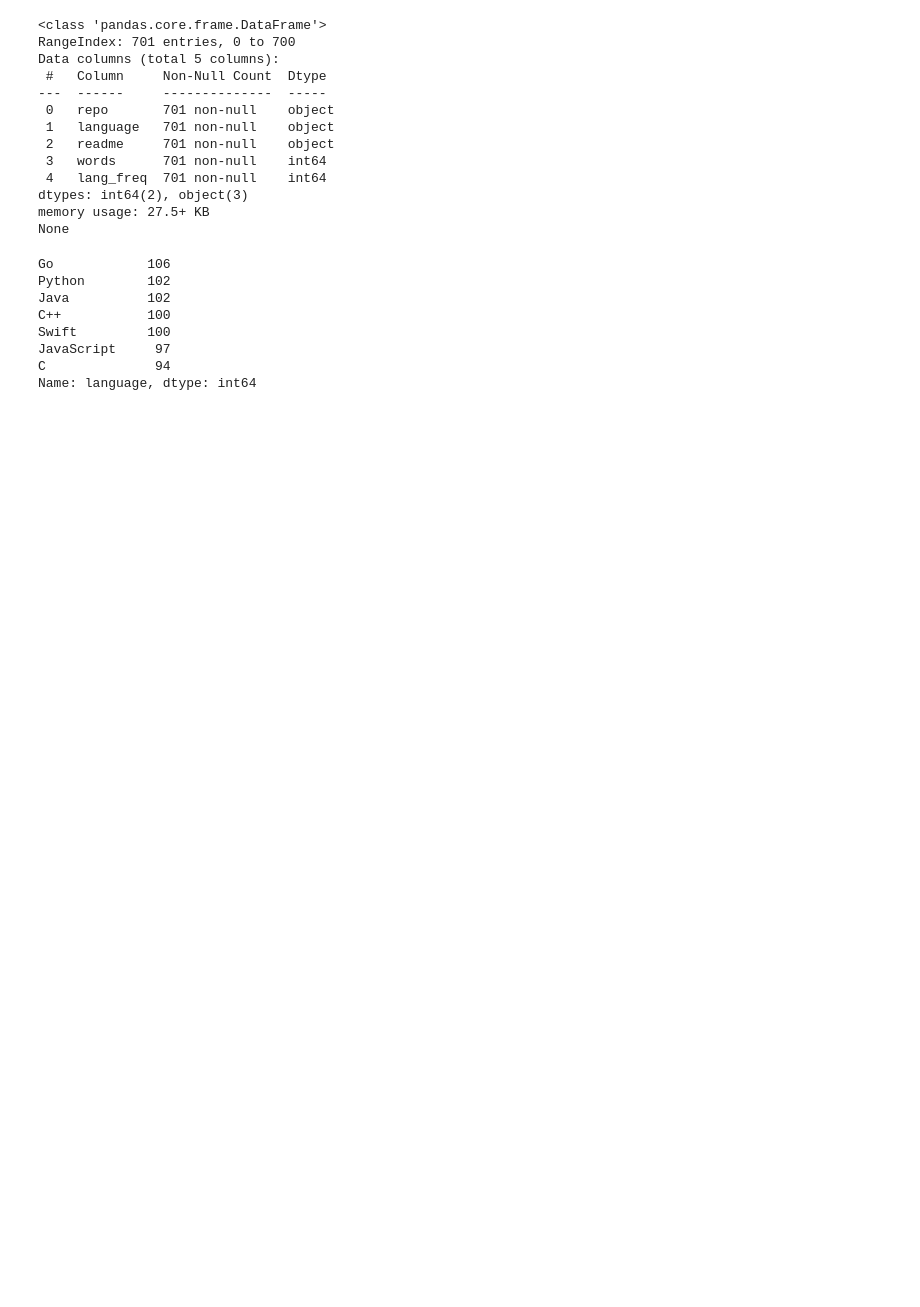
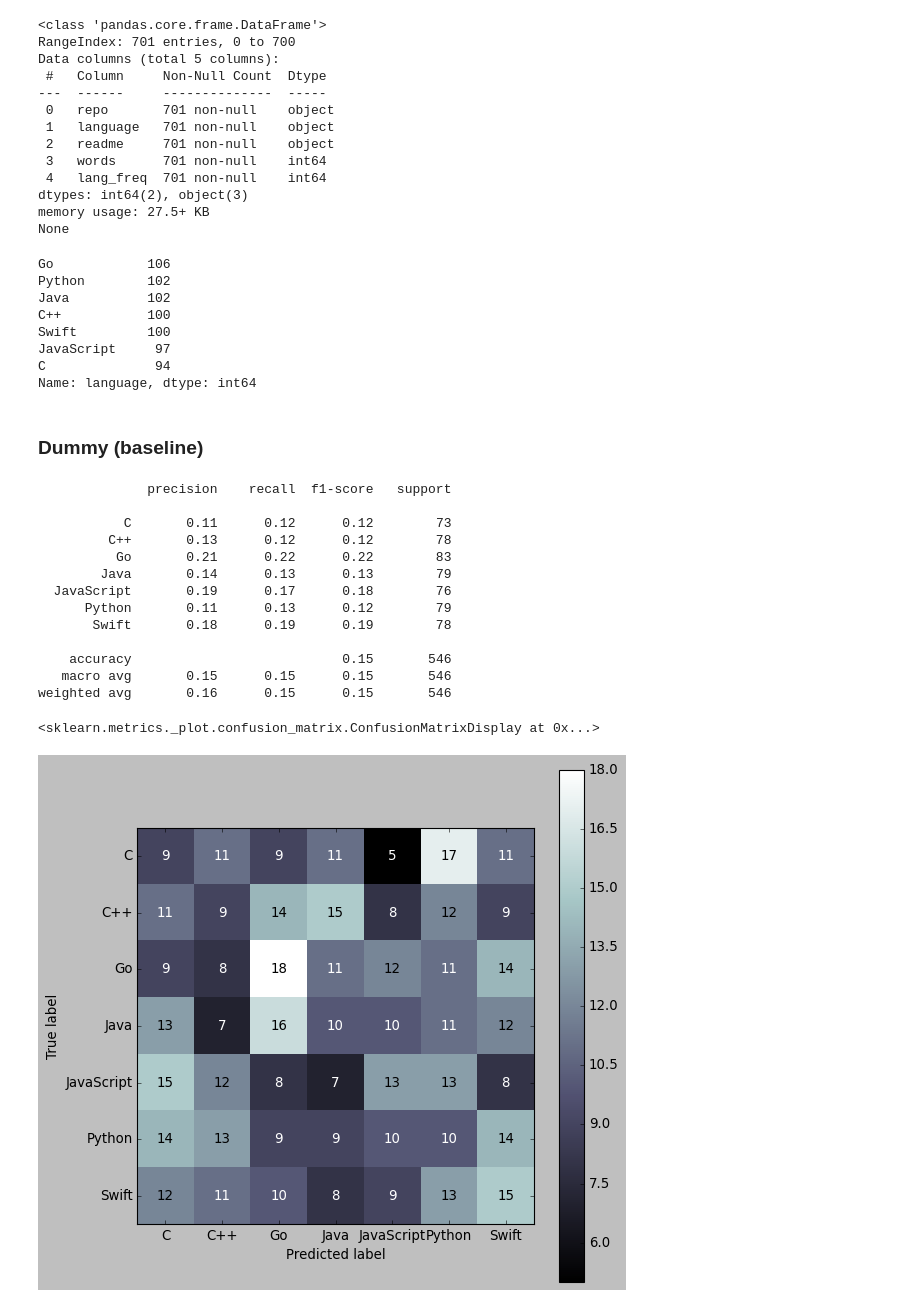
Before and after one commit to CANDLES-NLP/readme-nlp-classification, a Jupyter notebook: notebook-1.ipynb, the cells around one changed output. Cells and saved outputs as stored; diff of their text form; code cells hidden in the pictures; blank space fills up the shorter version.

```diff
--- a/notebook-1.ipynb
+++ b/notebook-1.ipynb
@@ -4,7 +4,6 @@ warnings.filterwarnings("ignore")
 
 import pandas as pd
 import numpy as np
-
 %matplotlib inline
 import matplotlib.pyplot as plt
 import seaborn as sns
@@ -12,7 +11,7 @@ import seaborn as sns
 import eli5
 
 from sklearn.model_selection import cross_val_score
-from sklearn import metrics
+from sklearn.metrics import classification_report, plot_confusion_matrix
 from sklearn.model_selection import train_test_split
 
 from sklearn.linear_model import LogisticRegression
@@ -23,4 +22,6 @@ from sklearn.neighbors import KNeighborsClassifier
 from sklearn.feature_extraction.text import TfidfVectorizer
 
 plt.style.use('classic')
+plt.rcParams['figure.figsize'] = (8,8)
+cmap_train, cmap_test = "bone", "plasma"
 # %% [markdown]
@@ -28,5 +29,7 @@ plt.style.use('classic')
 # %%
 df = pd.read_csv('data/processed.csv')
+X_train, X_test, y_train, y_test = train_test_split(df.readme, df.language,
+                    test_size=.22, random_state=0, stratify=df.language)
 print(df.info())
 # %% [output]
 <class 'pandas.core.frame.DataFrame'>
@@ -53,6 +56,26 @@ Swift         100
 JavaScript     97
 C              94
 Name: language, dtype: int64
+# %% [markdown]
+### Dummy (baseline)
 # %%
-X_train, X_test, y_train, y_test = train_test_split(df.readme, df.language,
-                    test_size=.2, random_state=0, stratify=df.language)
+clf = DummyClassifier(strategy='stratified', random_state=2)
+clf.fit(X_train, y_train)
+print(classification_report(y_train, clf.predict(X_train)))
+plot_confusion_matrix(clf, X_train, y_train, values_format='.0f', cmap=cmap_train)
+# %% [output]
+              precision    recall  f1-score   support
+
+           C       0.11      0.12      0.12        73
+         C++       0.13      0.12      0.12        78
+          Go       0.21      0.22      0.22        83
+        Java       0.14      0.13      0.13        79
+  JavaScript       0.19      0.17      0.18        76
+      Python       0.11      0.13      0.12        79
+       Swift       0.18      0.19      0.19        78
+
+    accuracy                           0.15       546
+   macro avg       0.15      0.15      0.15       546
+weighted avg       0.16      0.15      0.15       546
+<sklearn.metrics._plot.confusion_matrix.ConfusionMatrixDisplay at 0x...>
+[figure, added]
```
Also changed, not shown: parts of 14 cells of this notebook, 2 other files.
